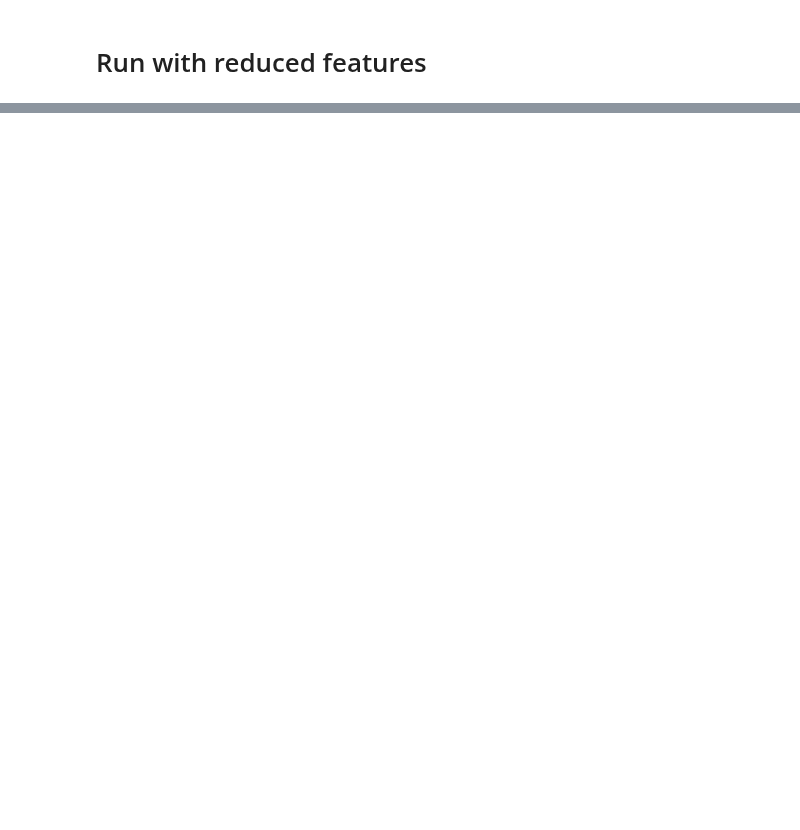
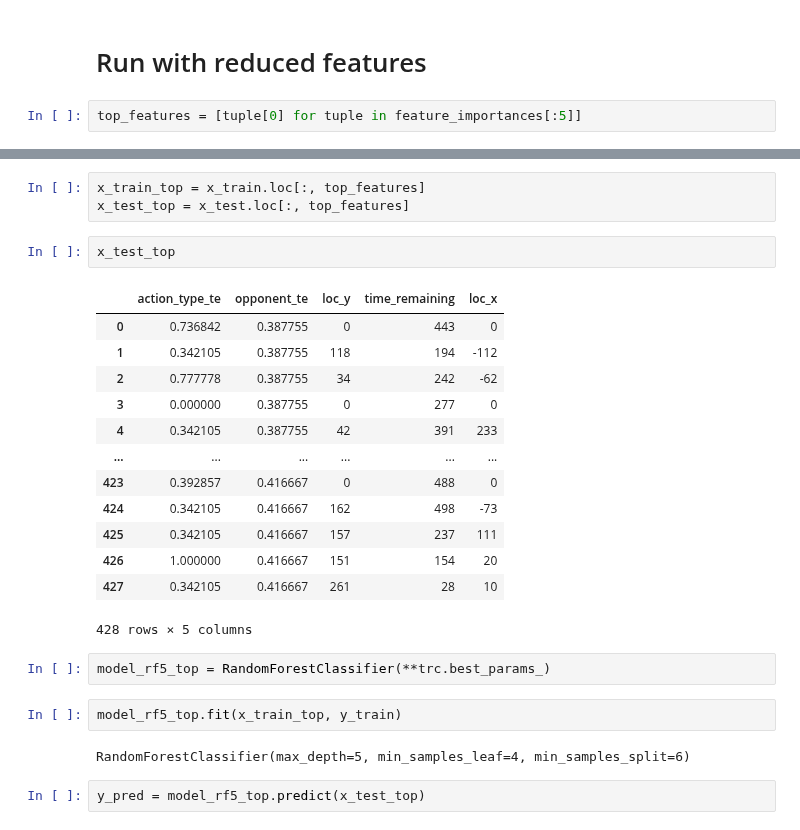
Before and after one commit to mitirmizi/koby-bryant-shot-selection, a Jupyter notebook: src/5-random-forresst.ipynb, the cells around one changed output, grey strips where cells are left out. Saved outputs shown, nothing was run; the diff lists cells and outputs as text; blank space fills up the shorter version.

```diff
--- a/src/5-random-forresst.ipynb
+++ b/src/5-random-forresst.ipynb
@@ -216,2 +267,4 @@ array([[208,  26],
 # %% [markdown]
 # Run with reduced features
+# %%
+top_features = [tuple[0] for tuple in feature_importances[:5]]
@@ -217,0 +275,27 @@ array([[208,  26],
+# %%
+x_train_top = x_train.loc[:, top_features]
+x_test_top = x_test.loc[:, top_features]
+# %%
+x_test_top
+# %% [output]
+|  | action_type_te | opponent_te | loc_y | time_remaining | loc_x |
+| 0 | 0.736842 | 0.387755 | 0 | 443 | 0 |
+| 1 | 0.342105 | 0.387755 | 118 | 194 | -112 |
+| 2 | 0.777778 | 0.387755 | 34 | 242 | -62 |
+| 3 | 0.000000 | 0.387755 | 0 | 277 | 0 |
+| 4 | 0.342105 | 0.387755 | 42 | 391 | 233 |
+| ... | ... | ... | ... | ... | ... |
+| 423 | 0.392857 | 0.416667 | 0 | 488 | 0 |
+| 424 | 0.342105 | 0.416667 | 162 | 498 | -73 |
+| 425 | 0.342105 | 0.416667 | 157 | 237 | 111 |
+| 426 | 1.000000 | 0.416667 | 151 | 154 | 20 |
+| 427 | 0.342105 | 0.416667 | 261 | 28 | 10 |
+428 rows × 5 columns
+# %%
+model_rf5_top = RandomForestClassifier(**trc.best_params_)
+# %%
+model_rf5_top.fit(x_train_top, y_train)
+# %% [output]
+RandomForestClassifier(max_depth=5, min_samples_leaf=4, min_samples_split=6)
+# %%
+y_pred = model_rf5_top.predict(x_test_top)
```
Also changed, not shown: parts of 13 cells of this notebook.
